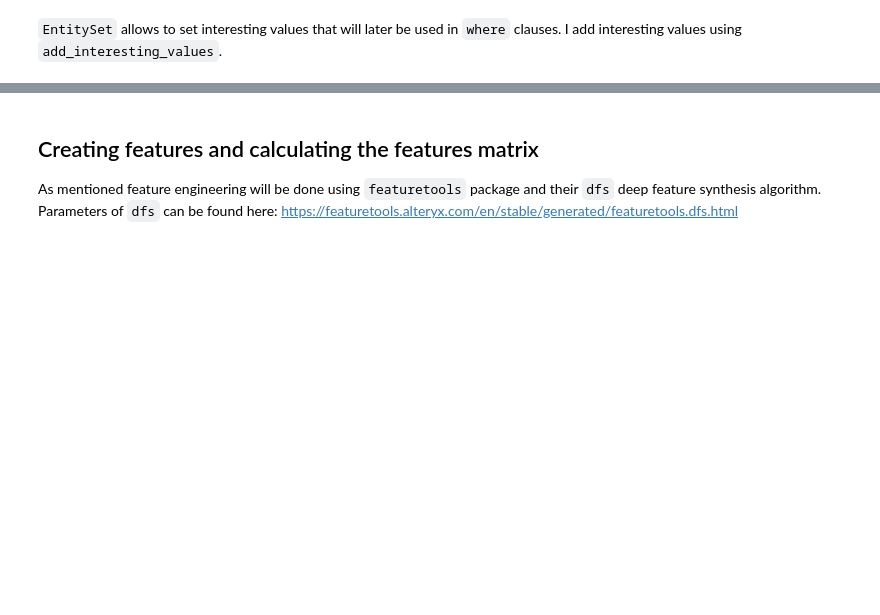
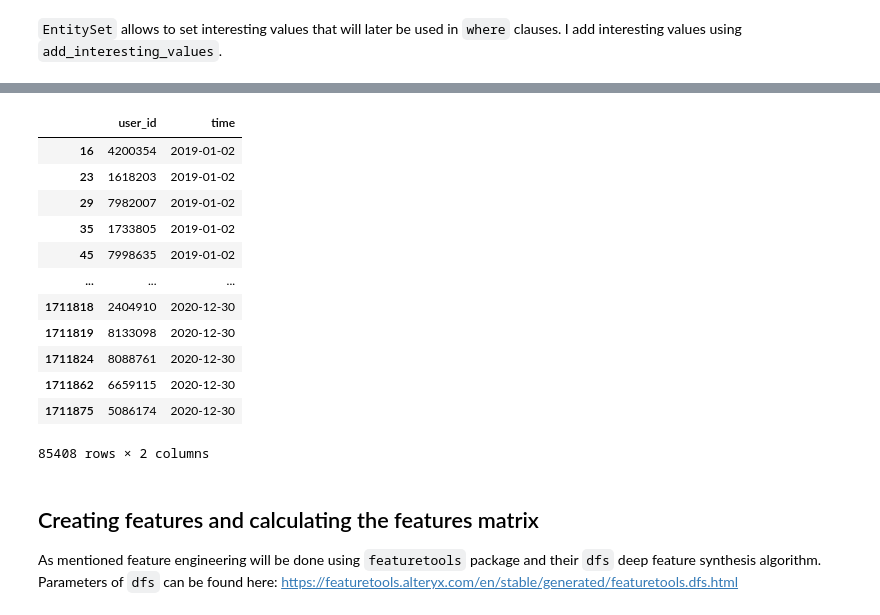
Before and after one commit to NevoleMarek/next-basket-recommendation, a Jupyter notebook: next_basket_recommendation.ipynb, the cells around one changed output, grey strips where cells are left out. Drawn from its saved outputs; the diff is of its cells as text; code cells hidden in the pictures; blank space fills up the shorter version.

Commit message:
Replace handling of cutoff times with smaller sample of users, Add more features and interesting values

```diff
--- a/next_basket_recommendation.ipynb
+++ b/next_basket_recommendation.ipynb
@@ -179,3 +181,7 @@ products = pd.read_parquet('data/products.parquet')
+# %%
+# Sample 5000 users
+orders_sample = orders[orders['user_id'].isin(orders['user_id'].drop_duplicates().sample(5000))]
+orders_products_sample = orders_products[orders_products['order_id'].isin(orders_sample['id'])]
 # %% [markdown]
 Create instance of `EntitySet`. Using the `add_dataframe` method I added our data.
 # %%
@@ -278,3 +259,20 @@ cutoff
+# %%
+cutoff = orders_sample[['user_id','date']].rename(columns={'date':'time'})
+cutoff
+# %% [output]
+|  | user_id | time |
+| 16 | 4200354 | 2019-01-02 |
+| 23 | 1618203 | 2019-01-02 |
+| 29 | 7982007 | 2019-01-02 |
+| 35 | 1733805 | 2019-01-02 |
+| 45 | 7998635 | 2019-01-02 |
+| ... | ... | ... |
+| 1711818 | 2404910 | 2020-12-30 |
+| 1711819 | 8133098 | 2020-12-30 |
+| 1711824 | 8088761 | 2020-12-30 |
+| 1711862 | 6659115 | 2020-12-30 |
+| 1711875 | 5086174 | 2020-12-30 |
+85408 rows × 2 columns
 # %% [markdown]
 ## Creating features and calculating the features matrix
 
```
Also changed, not shown: parts of 12 cells of this notebook.
